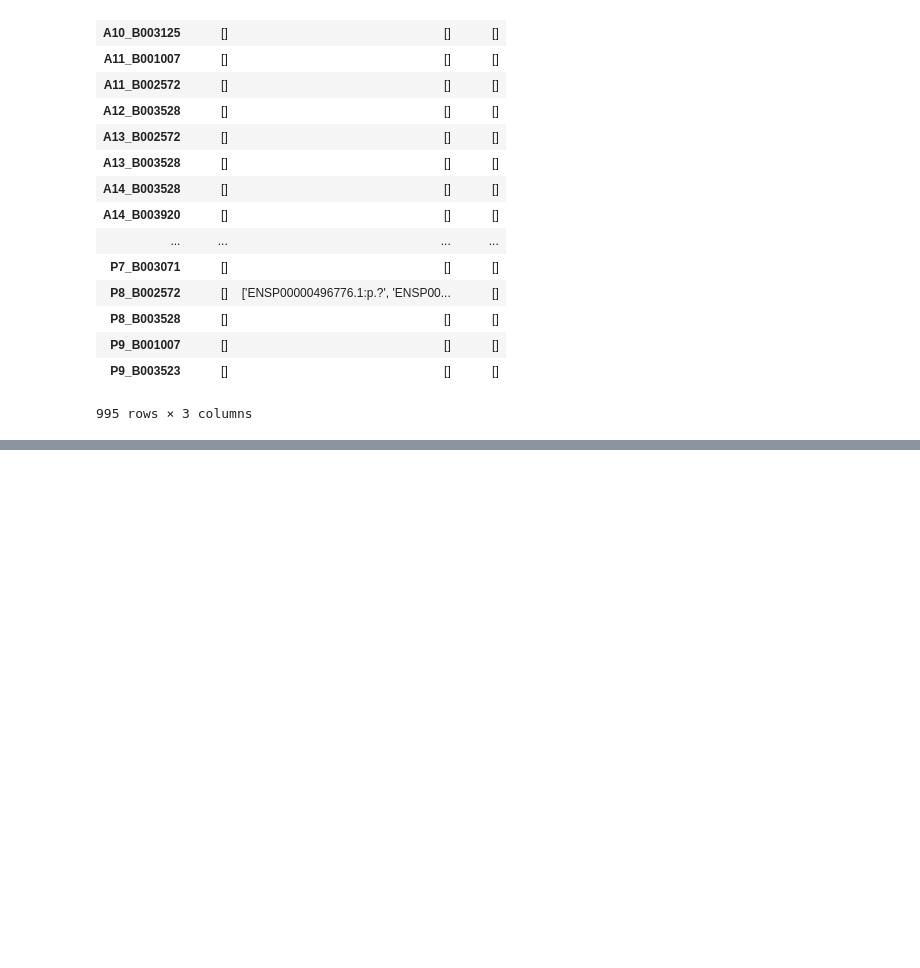
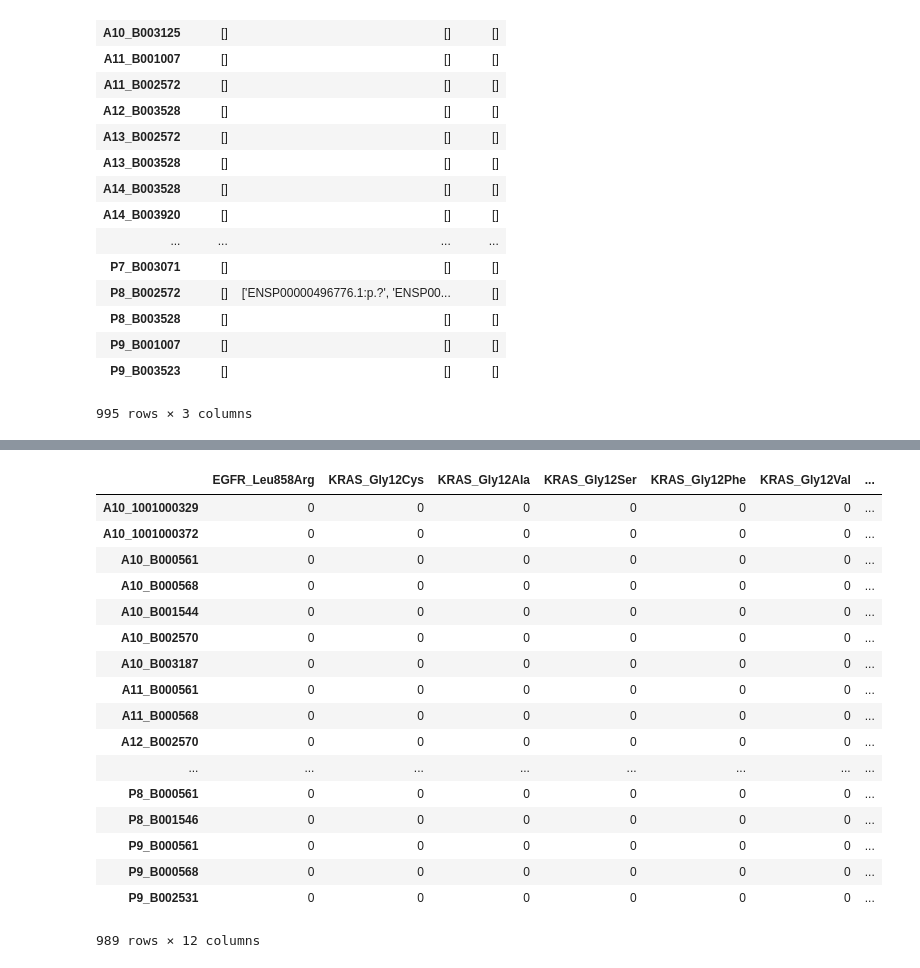
Before and after one commit to lincoln-harris/process_new_cells, a Jupyter notebook: process_SNPs/process_cerebra_out.ipynb, the cells around one changed output, grey strips where cells are left out. Drawn from its saved outputs; the diff is of its cells as text; code cells hidden in the pictures; blank space fills up the shorter version.

```diff
--- a/process_SNPs/process_cerebra_out.ipynb
+++ b/process_SNPs/process_cerebra_out.ipynb
@@ -346,16 +291,14 @@ KRAS Gly12Val
 # %%
 # lets see if we can find those EGFR dels
-s = set(ratios_df_sub.EGFR)
+s = set(cereb_tier1_sub.EGFR)
 s.remove('[]')
 egfr_aa_muts = []
 
 for i in s:
     i_split = i.split(',')
     for x in i_split:
-
-        if '?' not in x:
+        if 'ENSP' in x and '?' not in x and '=' not in x:
             mut_str = x.split('(')[1].split(')')[0]
-            #print(mut_str)
             egfr_aa_muts.append(mut_str)
 
 egfr_aa_muts
@@ -382,4 +325,9 @@ egfr_aa_muts
 for x in egfr_aa_muts:
     if 'del' in x or 'ins' in x:
         print(x)
+
+# not seeing anything at 709/745
+for x in egfr_aa_muts:
+    if '709' in x:
+        print(x)
 # %% [output]
@@ -396,10 +340,10 @@ His383_Pro389del
 # %%
-# what are the ? ones?
+# what are the '?' or '=' ones?
     # nothing useful here
 for i in s:
     i_split = i.split(',')
     for x in i_split:
 
-        if '?' in x:
+        if '=' in x:
             print(x)
 # %% [output]
@@ -519,0 +490,3 @@ ratios_df_sub
+# %%
+rel_muts_edit = [x.split(' ')[0] + '_' + x.split(' ')[1] for x in rel_muts]
+rel_muts_edit
@@ -519,0 +506,25 @@ ratios_df_sub
+# %%
+# want to fill this in, I guess
+    # and eventually fill in INDELs as well
+final_out_df = pd.DataFrame(index=cereb_out.index, columns=rel_muts_edit)
+final_out_df = final_out_df.fillna(0)
+final_out_df
+# %% [output]
+|  | EGFR_Leu858Arg | KRAS_Gly12Cys | KRAS_Gly12Ala | KRAS_Gly12Ser | KRAS_Gly12Phe | KRAS_Gly12Val | ... |
+| A10_1001000329 | 0 | 0 | 0 | 0 | 0 | 0 | ... |
+| A10_1001000372 | 0 | 0 | 0 | 0 | 0 | 0 | ... |
+| A10_B000561 | 0 | 0 | 0 | 0 | 0 | 0 | ... |
+| A10_B000568 | 0 | 0 | 0 | 0 | 0 | 0 | ... |
+| A10_B001544 | 0 | 0 | 0 | 0 | 0 | 0 | ... |
+| A10_B002570 | 0 | 0 | 0 | 0 | 0 | 0 | ... |
+| A10_B003187 | 0 | 0 | 0 | 0 | 0 | 0 | ... |
+| A11_B000561 | 0 | 0 | 0 | 0 | 0 | 0 | ... |
+| A11_B000568 | 0 | 0 | 0 | 0 | 0 | 0 | ... |
+| A12_B002570 | 0 | 0 | 0 | 0 | 0 | 0 | ... |
+| ... | ... | ... | ... | ... | ... | ... | ... |
+| P8_B000561 | 0 | 0 | 0 | 0 | 0 | 0 | ... |
+| P8_B001546 | 0 | 0 | 0 | 0 | 0 | 0 | ... |
+| P9_B000561 | 0 | 0 | 0 | 0 | 0 | 0 | ... |
+| P9_B000568 | 0 | 0 | 0 | 0 | 0 | 0 | ... |
+| P9_B002531 | 0 | 0 | 0 | 0 | 0 | 0 | ... |
+989 rows × 12 columns
```
Also changed, not shown: parts of 23 cells of this notebook, 2 other files.
